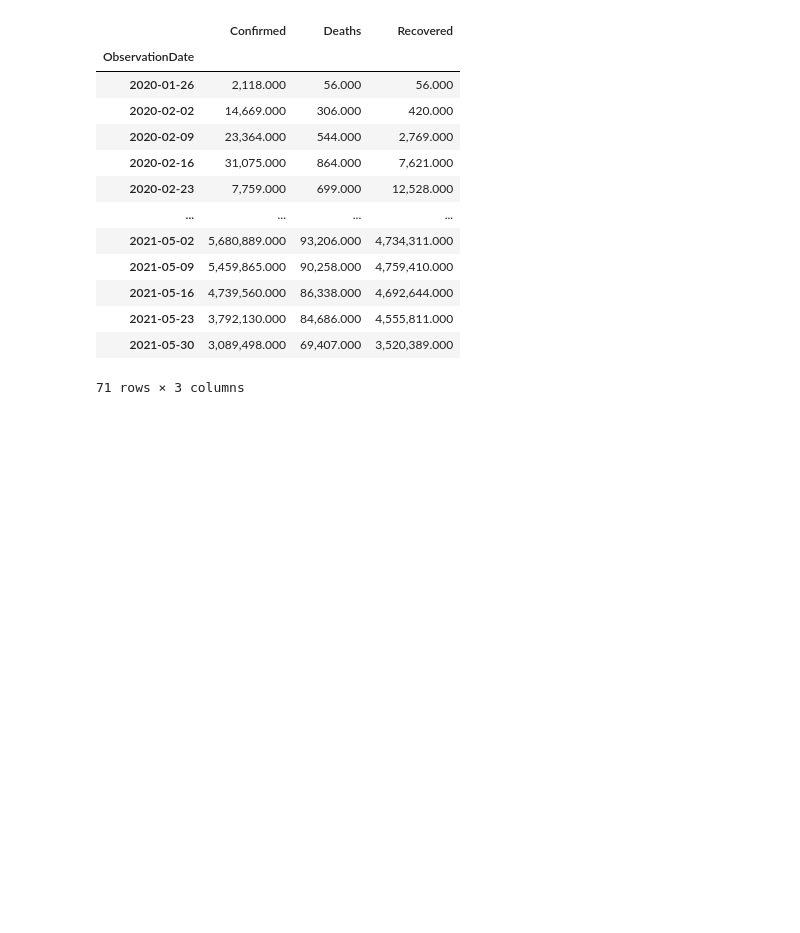
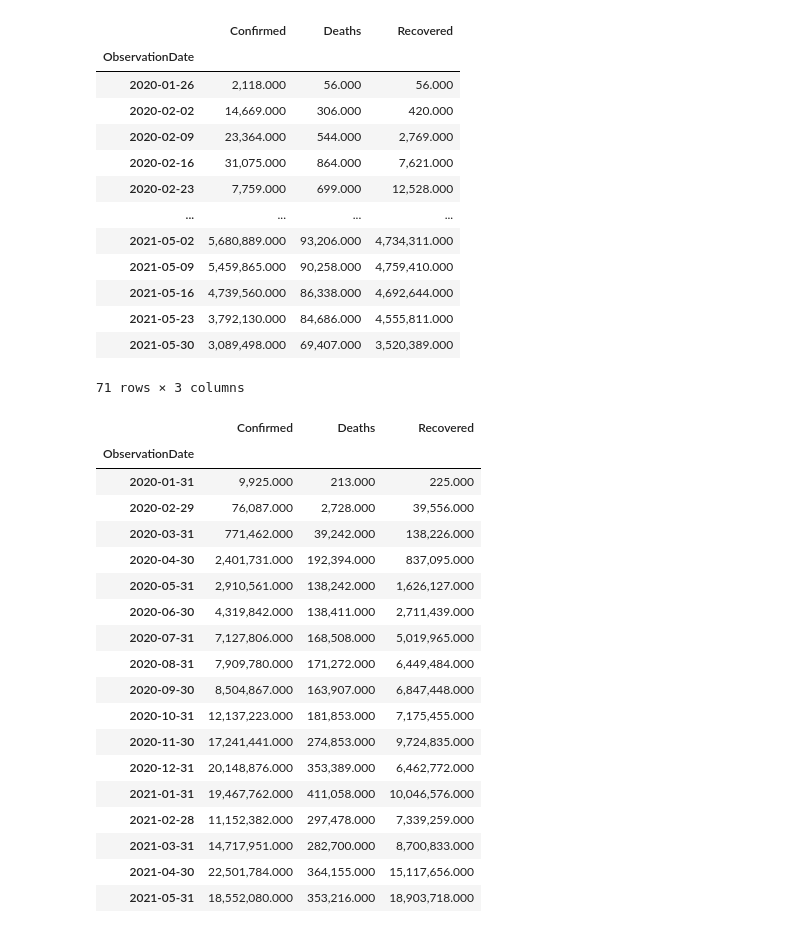
Before and after one commit to FernandoCallasaca/data_science_projects, a Jupyter notebook: 13_datetime.ipynb, the cells around one changed output. Drawn from its saved outputs; the diff is of its cells as text; code cells hidden in the pictures; blank space fills up the shorter version.

```diff
--- a/13_datetime.ipynb
+++ b/13_datetime.ipynb
@@ -294,3 +294,26 @@ df_diff.resample('W-Sun').sum()
 | 2021-05-23 | 3,792,130.000 | 84,686.000 | 4,555,811.000 |
 | 2021-05-30 | 3,089,498.000 | 69,407.000 | 3,520,389.000 |
 71 rows × 3 columns
+# %%
+# si queremos hacer la suma mensual de casos
+df_diff.resample('M').sum()
+# %% [output]
+|  | Confirmed | Deaths | Recovered |
+| ObservationDate |  |  |  |
+| 2020-01-31 | 9,925.000 | 213.000 | 225.000 |
+| 2020-02-29 | 76,087.000 | 2,728.000 | 39,556.000 |
+| 2020-03-31 | 771,462.000 | 39,242.000 | 138,226.000 |
+| 2020-04-30 | 2,401,731.000 | 192,394.000 | 837,095.000 |
+| 2020-05-31 | 2,910,561.000 | 138,242.000 | 1,626,127.000 |
+| 2020-06-30 | 4,319,842.000 | 138,411.000 | 2,711,439.000 |
+| 2020-07-31 | 7,127,806.000 | 168,508.000 | 5,019,965.000 |
+| 2020-08-31 | 7,909,780.000 | 171,272.000 | 6,449,484.000 |
+| 2020-09-30 | 8,504,867.000 | 163,907.000 | 6,847,448.000 |
+| 2020-10-31 | 12,137,223.000 | 181,853.000 | 7,175,455.000 |
+| 2020-11-30 | 17,241,441.000 | 274,853.000 | 9,724,835.000 |
+| 2020-12-31 | 20,148,876.000 | 353,389.000 | 6,462,772.000 |
+| 2021-01-31 | 19,467,762.000 | 411,058.000 | 10,046,576.000 |
+| 2021-02-28 | 11,152,382.000 | 297,478.000 | 7,339,259.000 |
+| 2021-03-31 | 14,717,951.000 | 282,700.000 | 8,700,833.000 |
+| 2021-04-30 | 22,501,784.000 | 364,155.000 | 15,117,656.000 |
+| 2021-05-31 | 18,552,080.000 | 353,216.000 | 18,903,718.000 |
```
Also changed, not shown: parts of 2 cells of this notebook.
